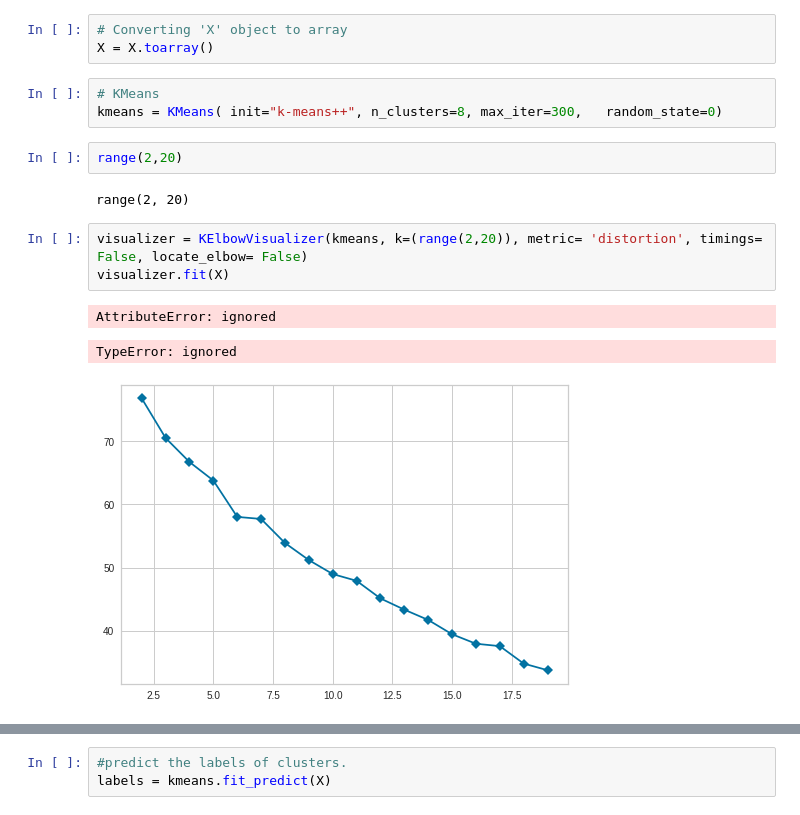
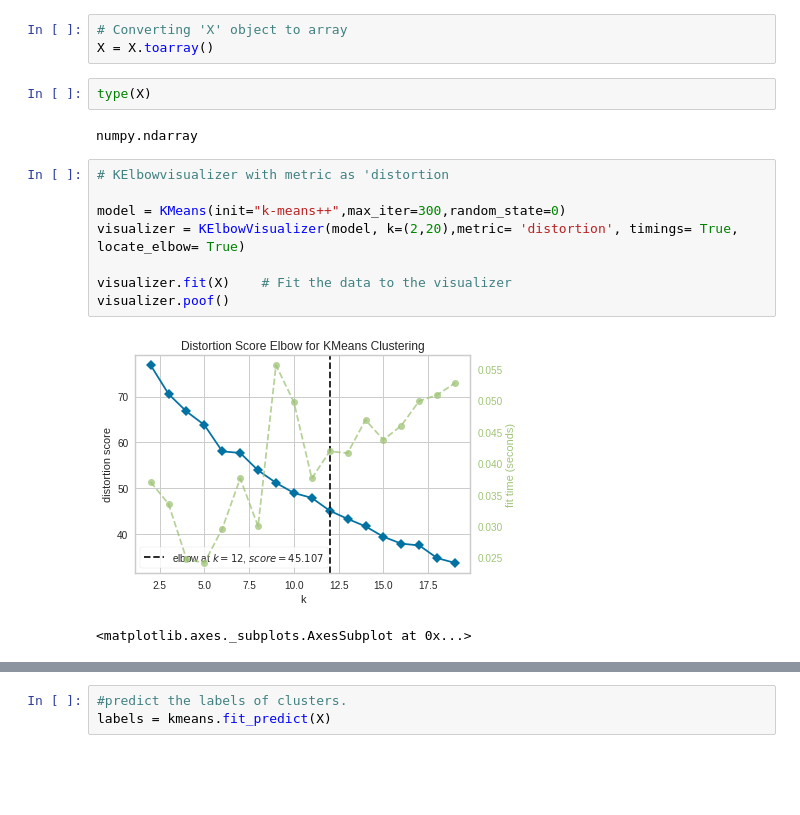
Before and after one commit to SethupathyM/Unsupervised_ML_Clustering_and_Sentiment_Analysis_Zomato_Restaurant, a Jupyter notebook: Zomato_Restaurant_Clustering_and_Sentiment_Analysis_.ipynb, the cells around one changed output, grey strips where cells are left out. Cells and saved outputs as stored; diff of their text form; blank space fills up the shorter version.

```diff
--- a/Zomato_Restaurant_Clustering_and_Sentiment_Analysis_.ipynb
+++ b/Zomato_Restaurant_Clustering_and_Sentiment_Analysis_.ipynb
@@ -270,18 +270,19 @@ scipy.sparse.csr.csr_matrix
 # %%
 # Converting 'X' object to array
 X = X.toarray()
-# %%
-# KMeans
-kmeans = KMeans( init="k-means++", n_clusters=8, max_iter=300,   random_state=0)
-# %%
-range(2,20)
-# %% [output]
-range(2, 20)
-# %%
-visualizer = KElbowVisualizer(kmeans, k=(range(2,20)), metric= 'distortion', timings= False, locate_elbow= False)
-visualizer.fit(X)
-# %% [output]
-AttributeError: ignored
-TypeError: ignored
-[figure, removed]
+# %%
+type(X)
+# %% [output]
+numpy.ndarray
+# %%
+# KElbowvisualizer with metric as 'distortion
+
+model = KMeans(init="k-means++",max_iter=300,random_state=0)
+visualizer = KElbowVisualizer(model, k=(2,20),metric= 'distortion', timings= True, locate_elbow= True)
+
+visualizer.fit(X)    # Fit the data to the visualizer
+visualizer.poof()
+# %% [output]
+[figure, added]
+<matplotlib.axes._subplots.AxesSubplot at 0x...>
 # %%
```
Also changed, not shown: parts of 5 cells of this notebook.
